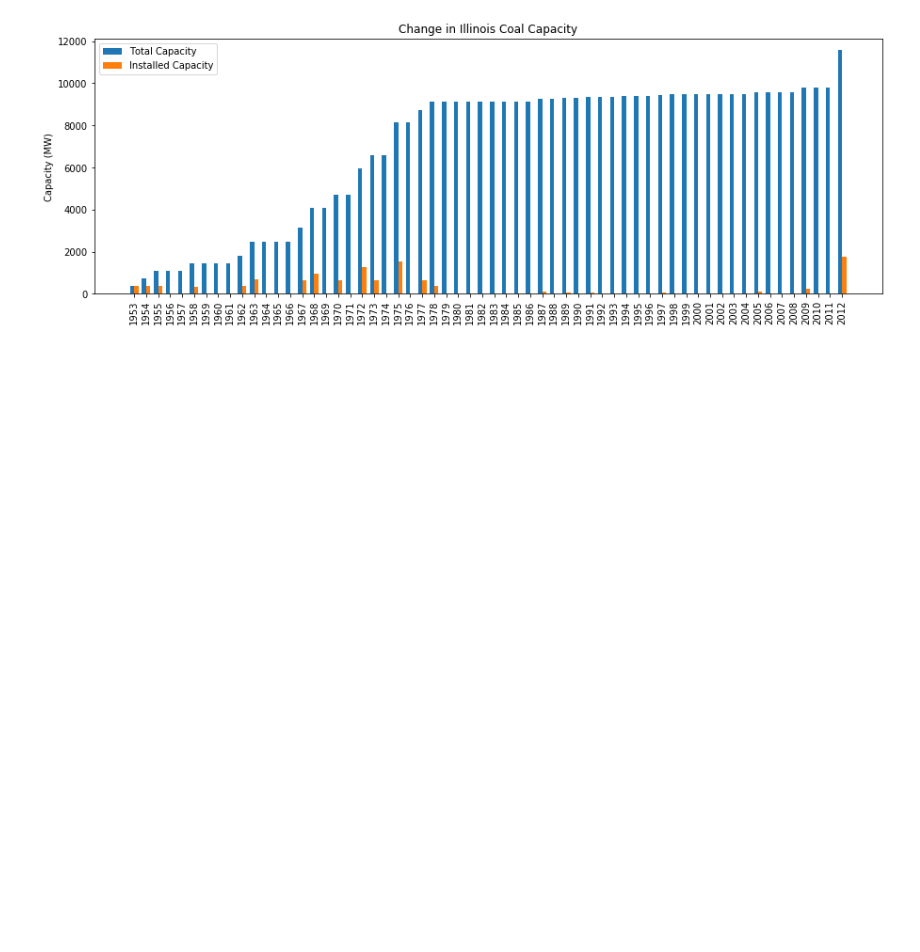
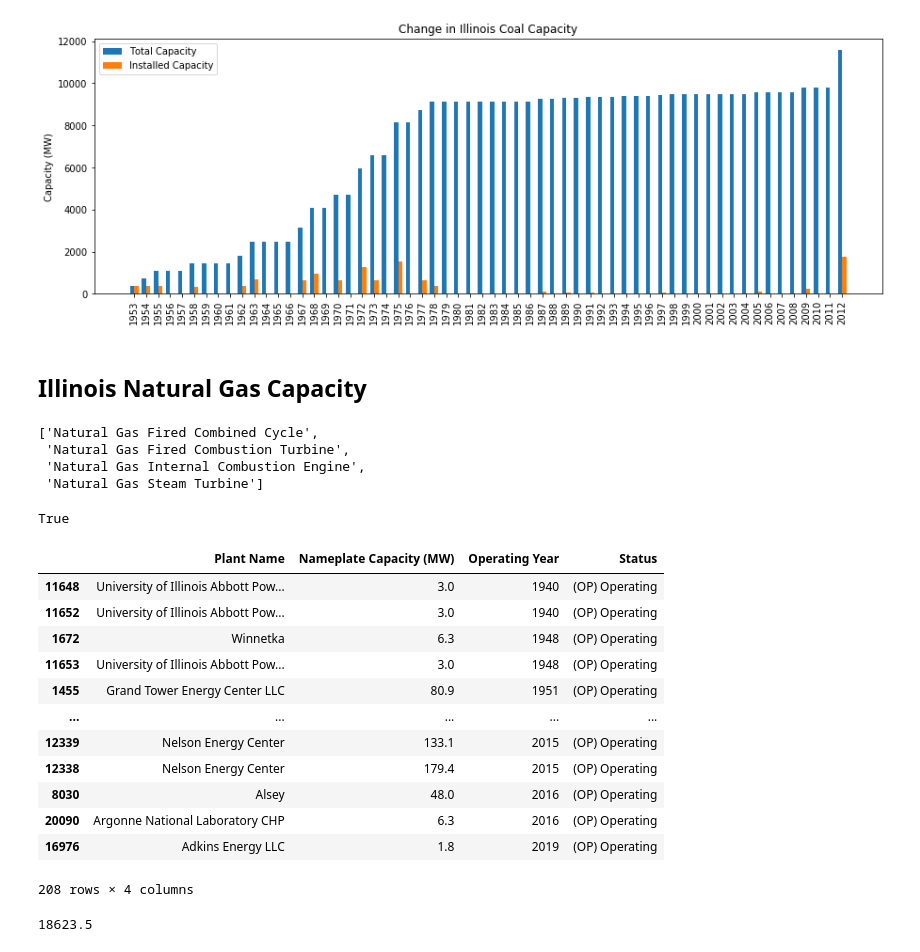
Before and after one commit to arfc/2021-04-nm-illinois, a Jupyter notebook: data/fossil_fuel_illinois.ipynb, the cells around one changed output. Saved outputs shown, nothing was run; the diff lists cells and outputs as text; code cells hidden in the pictures; blank space fills up the shorter version.

```diff
--- a/data/fossil_fuel_illinois.ipynb
+++ b/data/fossil_fuel_illinois.ipynb
@@ -127,3 +127,19 @@ ax.legend()
 plt.show()
 # %% [output]
 [figure]
+# %% [markdown]
+## Illinois Natural Gas Capacity
+# %%
+natgas = "Natural Gas"
+ng_techs = [val for val in techs if natgas in val]
+ng_techs
+# %% [output]
+['Natural Gas Fired Combined Cycle',
+ 'Natural Gas Fired Combustion Turbine',
+ 'Natural Gas Internal Combustion Engine',
+ 'Natural Gas Steam Turbine']
+# %%
+test = 'Natural Gas Steam Turbine'
+test in ng_techs
+# %% [output]
+True
@@ -129,0 +152,23 @@ plt.show()
+# %%
+natgas_df = illinois_plants[ng_mask]
+columns = ['Plant Name', 'Nameplate Capacity (MW)', 'Operating Year','Status']
+sorted_natgas_df = natgas_df[columns].sort_values(by=['Operating Year'])
+sorted_natgas_df
+# %% [output]
+|  | Plant Name | Nameplate Capacity (MW) | Operating Year | Status |
+| 11648 | University of Illinois Abbott Pow... | 3.0 | 1940 | (OP) Operating |
+| 11652 | University of Illinois Abbott Pow... | 3.0 | 1940 | (OP) Operating |
+| 1672 | Winnetka | 6.3 | 1948 | (OP) Operating |
+| 11653 | University of Illinois Abbott Pow... | 3.0 | 1948 | (OP) Operating |
+| 1455 | Grand Tower Energy Center LLC | 80.9 | 1951 | (OP) Operating |
+| ... | ... | ... | ... | ... |
+| 12339 | Nelson Energy Center | 133.1 | 2015 | (OP) Operating |
+| 12338 | Nelson Energy Center | 179.4 | 2015 | (OP) Operating |
+| 8030 | Alsey | 48.0 | 2016 | (OP) Operating |
+| 20090 | Argonne National Laboratory CHP | 6.3 | 2016 | (OP) Operating |
+| 16976 | Adkins Energy LLC | 1.8 | 2019 | (OP) Operating |
+208 rows × 4 columns
+# %%
+sorted_natgas_df['Nameplate Capacity (MW)'].sum()
+# %% [output]
+18623.5
```
Also changed, not shown: parts of 6 cells of this notebook, 1 other file.
